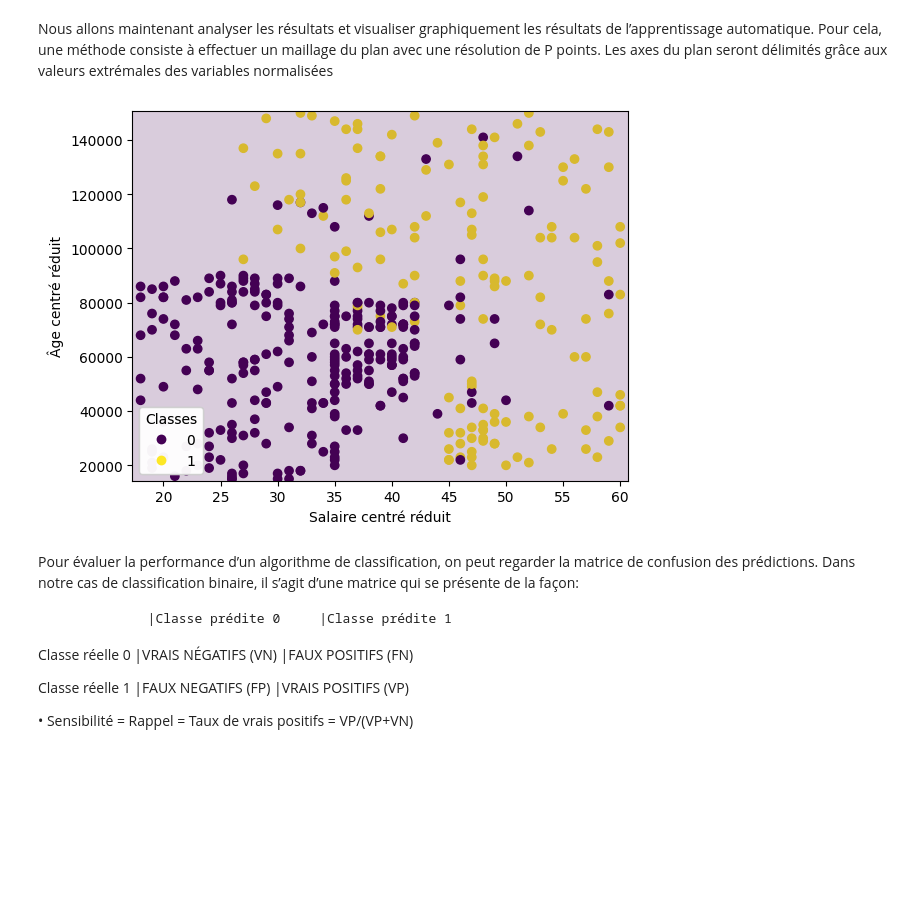
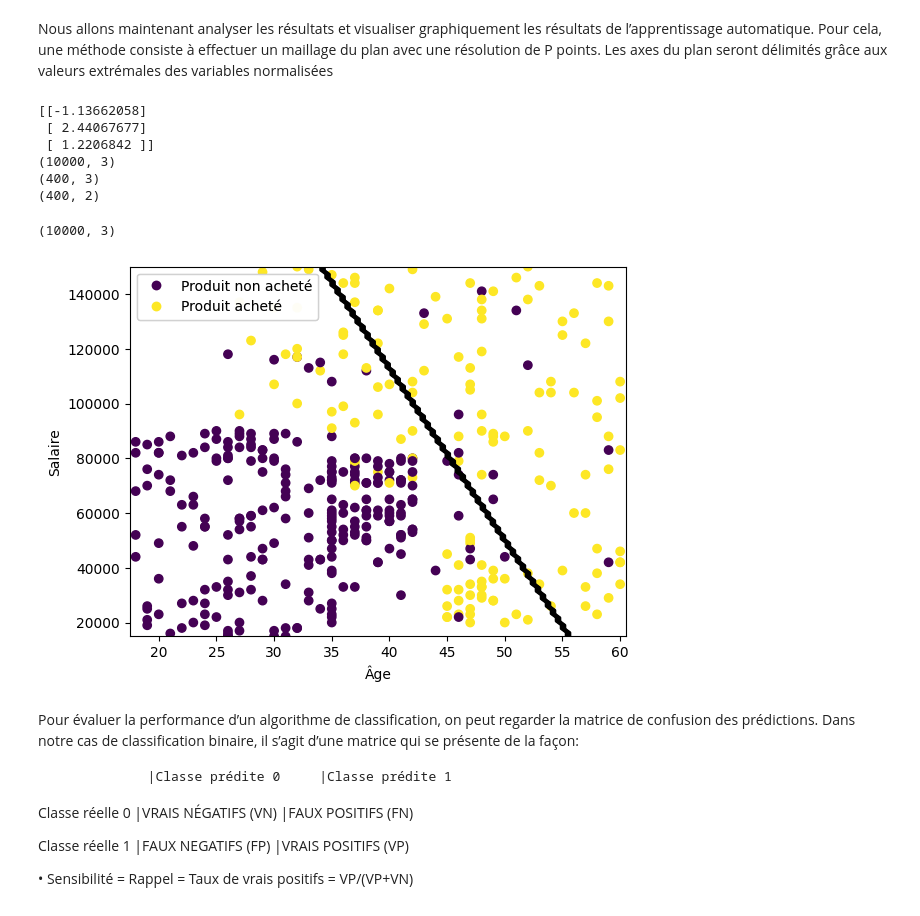
Before and after one commit to EL-AYEB-Ahmed/projet-machine-learining, a Jupyter notebook: code.ipynb, the cells around one changed output. Saved outputs shown, nothing was run; the diff lists cells and outputs as text; code cells hidden in the pictures; blank space fills up the shorter version.

```diff
--- a/code.ipynb
+++ b/code.ipynb
@@ -182,35 +198,53 @@ x1 = np. linspace (x1lim[0],x1lim[1],resolution)
 X0,X1 = np.meshgrid(x0, x1)
 # Assemblage des 2 variables
 XX = np.vstack((X0.ravel(),X1.ravel())).T
-XX = np.hstack((np.ones((XX.shape[0], 1)), XX))
+#XX = np.hstack((np.ones((XX.shape[0], 1)), XX))
 # Prédictions du modèle de régression logistique
 def prediction(X,W):
+    N=X.shape[0]
+    X=np.hstack((np.ones((N,1)),X))
+    print(np.shape(X))
     probs = h_function(X, W)
     preds = (probs >= 0.5).astype(int)  # Convertir les probabilités en 0 ou 1
     return preds
 W= L_W[-1]
+print(W)
 Z = prediction (XX, W) # prédiction pour chaque point du maillage
-XX = np.hstack((np.ones((np.shape(XX)[0], 1)), XX))
 
 Z = Z.reshape((resolution,resolution))
-Xtn = np.hstack((np.ones((np.shape(Xtn)[0], 1)), Xtn))
-
 y= prediction (Xtn,W) # prédiction pour les points du \og dataset \fg~
+print(np.shape(Xtn))
+# %% [output]
+[[-1.13662058]
+ [ 2.44067677]
+ [ 1.2206842 ]]
+(10000, 3)
+(400, 3)
+(400, 2)
 # %%
+# Centrer et réduire les données du maillage
+XX_centered_reduced = centrée_réduite(XX)
+
+# Prédictions du modèle de régression logistique sur les données centrées-réduites
+Z = prediction(XX_centered_reduced, W)  # prédiction pour chaque point du maillage
+Z = Z.reshape((resolution, resolution))
+
+# Tracer la frontière de décision
 fig, ax = plt.subplots()
-scatter = ax.scatter(Xt[:,0], Xt[:,1], c=yt)  # Scatter plot des points réels
-legend1 = ax.legend(*scatter.legend_elements(), loc="lower left", title="Classes")
+scatter = ax.scatter(Xt[:, 0], Xt[:, 1], c=yt)  # Scatter plot des points réels
+handles, _ = scatter.legend_elements()
+labels = ["Produit non acheté", "Produit acheté"]
+legend1 = ax.legend(handles, labels, loc="best")
 ax.add_artist(legend1)
-plt.xlabel("Salaire centré réduit")
-plt.ylabel("Âge centré réduit")
+plt.xlabel("Âge")
+plt.ylabel("Salaire")
 
 # Tracer la zone de séparation
-ax.pcolormesh(X0,X1,Z,alpha=0.2)  # Tracer la zone de séparation avec transparence
-ax.contour(X0,X1,Z,colors='k')  # Tracer la frontière de séparation
-
+ax.contour(X0, X1, Z, colors='k')  # Tracer la frontière de séparation
 plt.show()
 # %% [output]
+(10000, 3)
-[figure, old version]
+[figure, new version]
 # %% [markdown]
 Pour évaluer la performance d’un algorithme de classification, on peut regarder la matrice
 de confusion des prédictions. Dans notre cas de classification binaire, il s’agit d’une matrice qui
```
Also changed, not shown: parts of 6 cells of this notebook, 1 other file.
